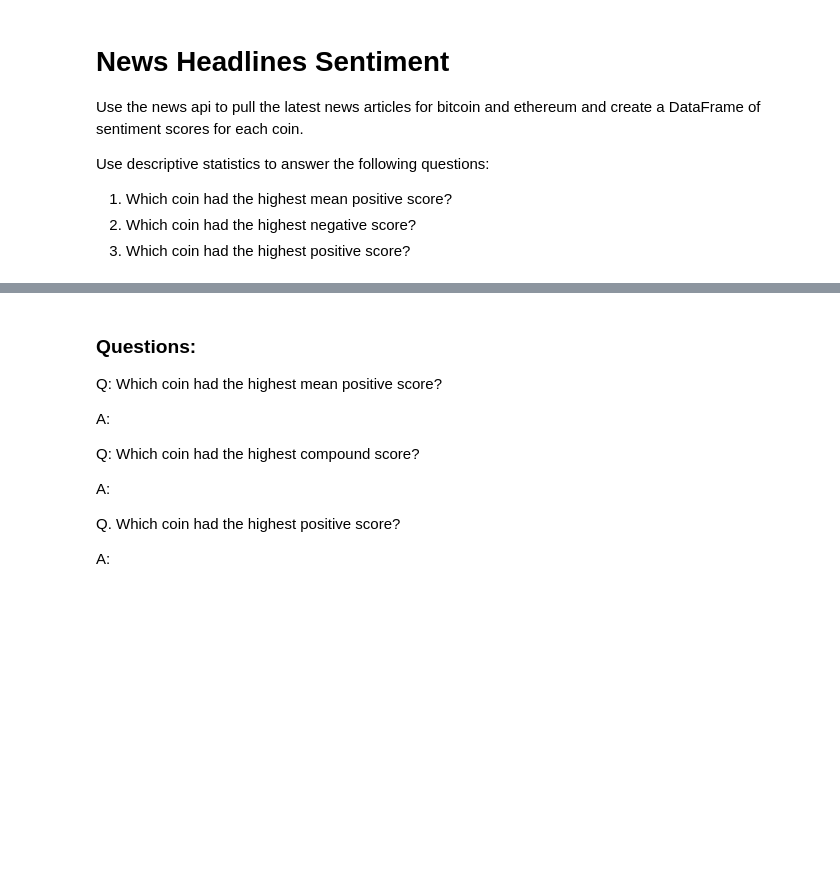
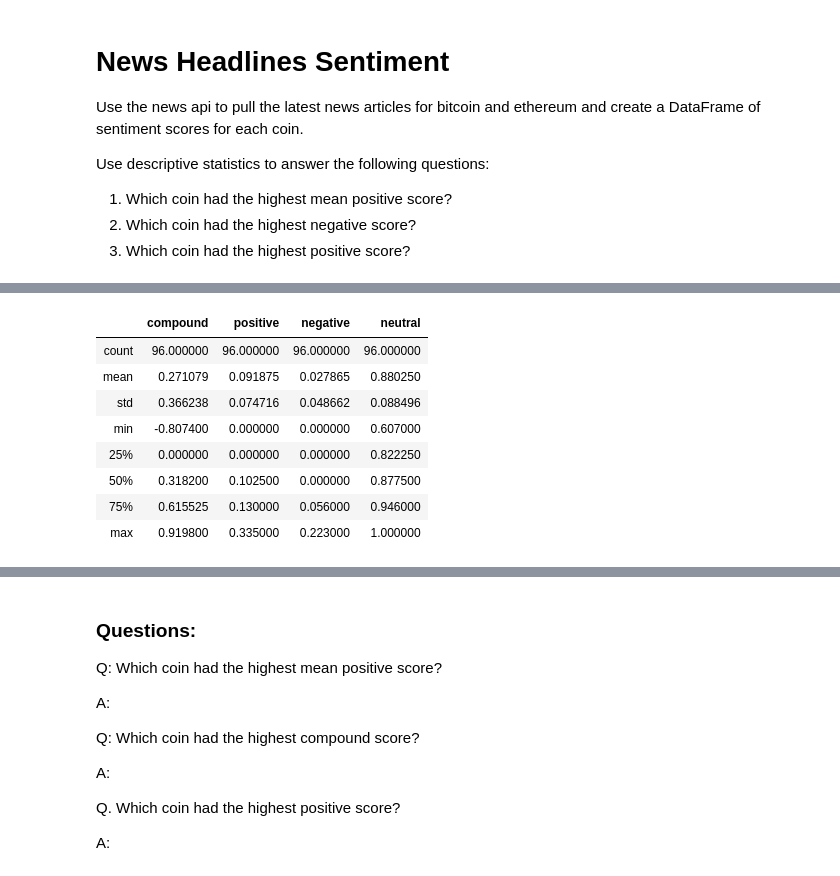
Before and after one commit to gabrieldk96/NLP, a Jupyter notebook: Instructions/Starter_Code/crypto_sentiment.ipynb, the cells around one changed output, grey strips where cells are left out. Saved outputs shown, nothing was run; the diff lists cells and outputs as text; code cells hidden in the pictures; blank space fills up the shorter version.

```diff
--- a/Instructions/Starter_Code/crypto_sentiment.ipynb
+++ b/Instructions/Starter_Code/crypto_sentiment.ipynb
@@ -30,0 +97,35 @@ newsapi_client = NewsApiClient(api_key=api_key)
+# %%
+# Create the ethereum sentiment scores DataFrame
+eth_sentiments = []
+
+for article in ethereum_news["articles"]:
+    try:
+        text = article["content"]
+        date = article["publishedAt"][:10]
+        sentiment = analyzer.polarity_scores(text)
+        compound = sentiment["compound"]
+        pos = sentiment["pos"]
+        neu = sentiment["neu"]
+        neg = sentiment["neg"]
+
+        eth_sentiments.append({
+            "text": text,
+            "date": date,
+            "compound": compound,
+            "positive": pos,
+            "negative": neg,
+            "neutral": neu
+
+        })
+
+    except AttributeError:
+        pass
+
+# Create DataFrame
+eth_df = pd.DataFrame(eth_sentiments)
+
+# Reorder DataFrame columns
+cols = ["date", "text", "compound", "positive", "negative", "neutral"]
+eth_df = eth_df[cols]
+
+eth_df.head()
@@ -33,2 +152,13 @@ newsapi_client = NewsApiClient(api_key=api_key)
 # %%
-# Fetch the Ethereum news articles
+# Describe the Ethereum Sentiment
+eth_df.describe()
+# %% [output]
+|  | compound | positive | negative | neutral |
+| count | 96.000000 | 96.000000 | 96.000000 | 96.000000 |
+| mean | 0.271079 | 0.091875 | 0.027865 | 0.880250 |
+| std | 0.366238 | 0.074716 | 0.048662 | 0.088496 |
+| min | -0.807400 | 0.000000 | 0.000000 | 0.607000 |
+| 25% | 0.000000 | 0.000000 | 0.000000 | 0.822250 |
+| 50% | 0.318200 | 0.102500 | 0.000000 | 0.877500 |
+| 75% | 0.615525 | 0.130000 | 0.056000 | 0.946000 |
+| max | 0.919800 | 0.335000 | 0.223000 | 1.000000 |
```
Also changed, not shown: parts of 12 cells of this notebook.
